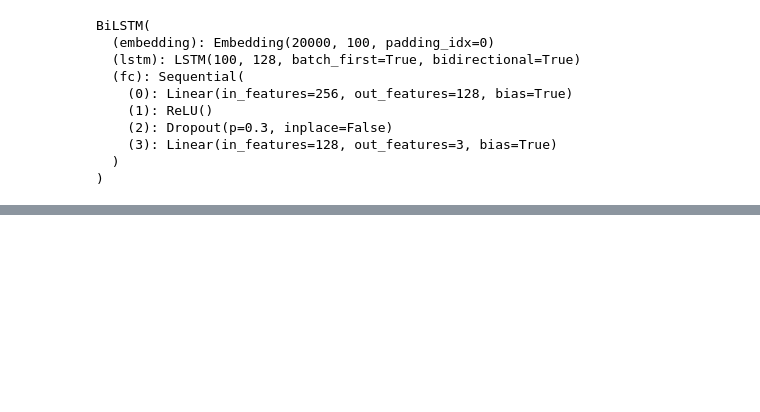
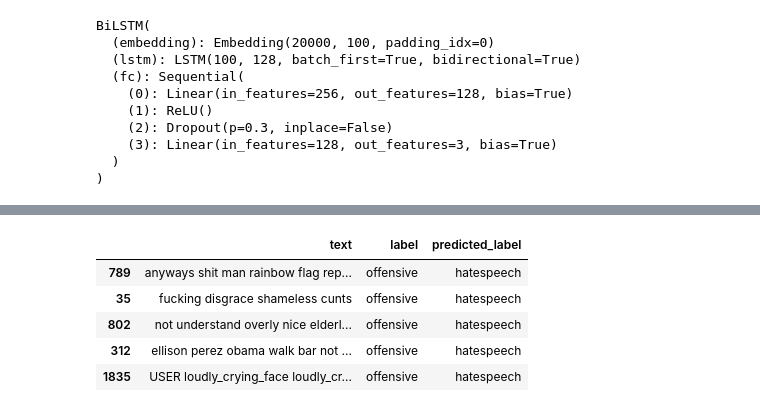
Before and after one commit to idk-jatin/Xai-moderator, a Jupyter notebook: notebooks/bilstm.ipynb, the cells around one changed output, grey strips where cells are left out. Cells and saved outputs as stored; diff of their text form; code cells hidden in the pictures; blank space fills up the shorter version.

```diff
--- a/notebooks/bilstm.ipynb
+++ b/notebooks/bilstm.ipynb
@@ -214,0 +299,9 @@ torch.save(model.state_dict(), "../models/bilstm/bilstm_model.pt")
+# %%
+off_as_hate.sample(5, random_state=2)[["text","label","predicted_label"]]
+# %% [output]
+|  | text | label | predicted_label |
+| 789 | anyways shit man rainbow flag rep... | offensive | hatespeech |
+| 35 | fucking disgrace shameless cunts | offensive | hatespeech |
+| 802 | not understand overly nice elderl... | offensive | hatespeech |
+| 312 | ellison perez obama walk bar not ... | offensive | hatespeech |
+| 1835 | USER loudly_crying_face loudly_cr... | offensive | hatespeech |
```
Also changed, not shown: parts of 27 cells of this notebook, 6 other files.
